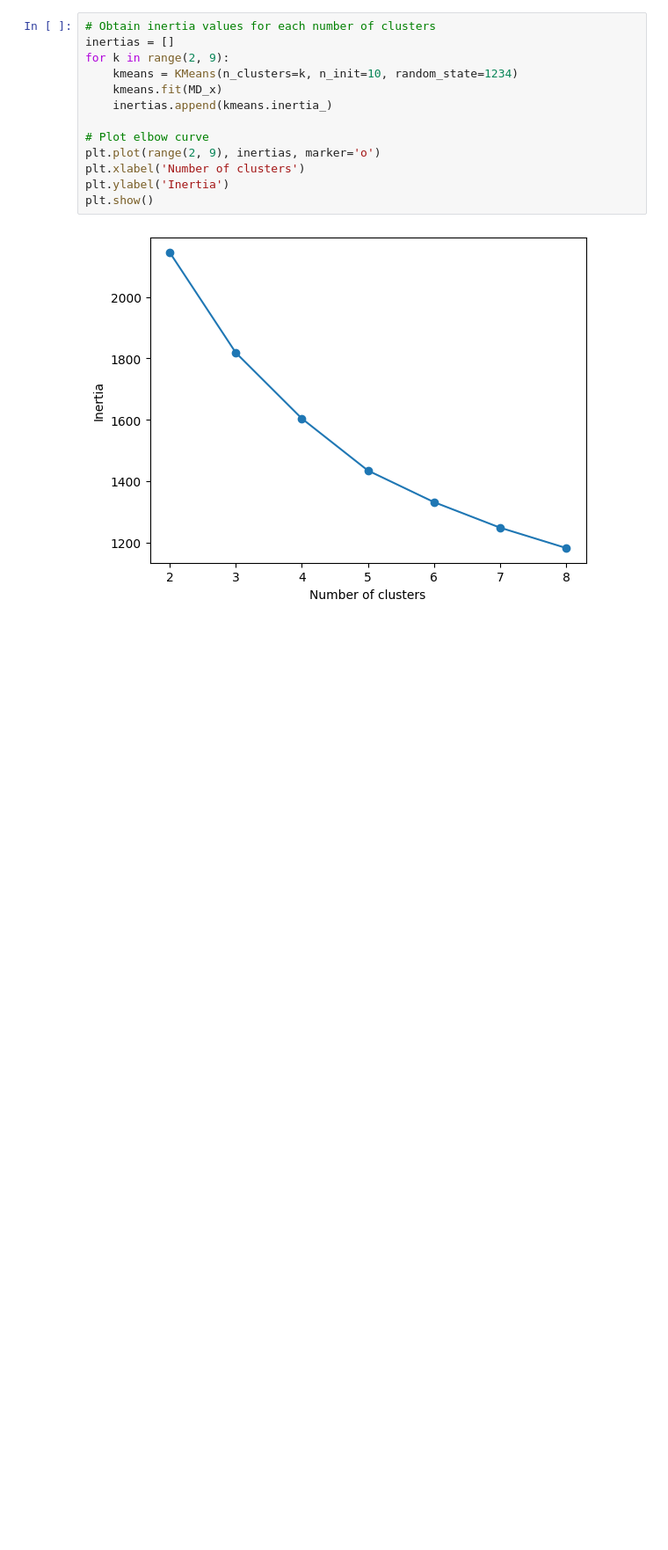
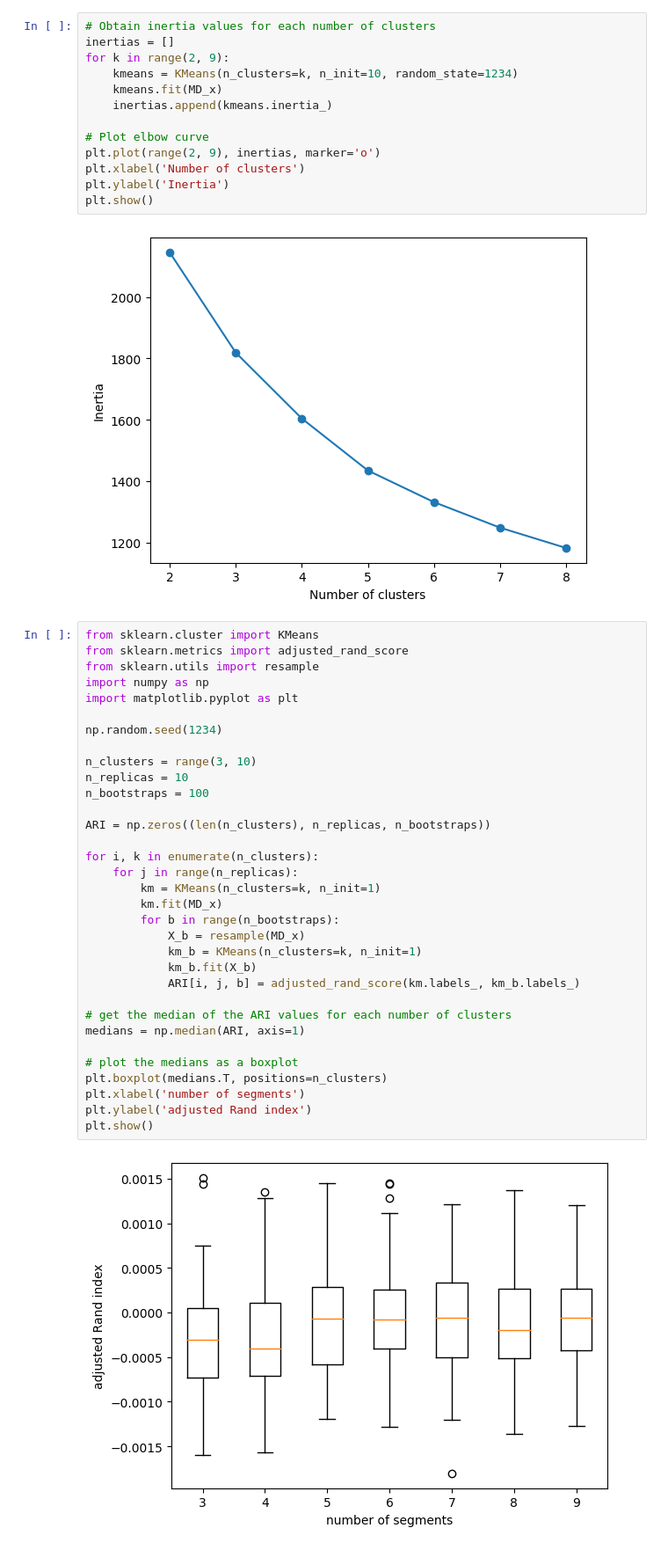
Before and after one commit to KAVINKUMAR1102/DATA-INVESTIGATION, a Jupyter notebook: McDonald's dataset.ipynb, the cells around one changed output. Shown: that part at 88% size. Drawn from its saved outputs; the diff is of its cells as text; blank space fills up the shorter version.

```diff
--- a/McDonald's dataset.ipynb
+++ b/McDonald's dataset.ipynb
@@ -107,3 +131,38 @@ plt.ylabel('Inertia')
 plt.show()
 # %% [output]
 [figure]
+# %%
+from sklearn.cluster import KMeans
+from sklearn.metrics import adjusted_rand_score
+from sklearn.utils import resample
+import numpy as np
+import matplotlib.pyplot as plt
+
+np.random.seed(1234)
+
+n_clusters = range(3, 10)
+n_replicas = 10
+n_bootstraps = 100
+
+ARI = np.zeros((len(n_clusters), n_replicas, n_bootstraps))
+
+for i, k in enumerate(n_clusters):
+    for j in range(n_replicas):
+        km = KMeans(n_clusters=k, n_init=1)
+        km.fit(MD_x)
+        for b in range(n_bootstraps):
+            X_b = resample(MD_x)
+            km_b = KMeans(n_clusters=k, n_init=1)
+            km_b.fit(X_b)
+            ARI[i, j, b] = adjusted_rand_score(km.labels_, km_b.labels_)
+
+# get the median of the ARI values for each number of clusters
+medians = np.median(ARI, axis=1)
+
+# plot the medians as a boxplot
+plt.boxplot(medians.T, positions=n_clusters)
+plt.xlabel('number of segments')
+plt.ylabel('adjusted Rand index')
+plt.show()
+# %% [output]
+[figure, added]
```
Also changed, not shown: parts of 10 cells of this notebook.
